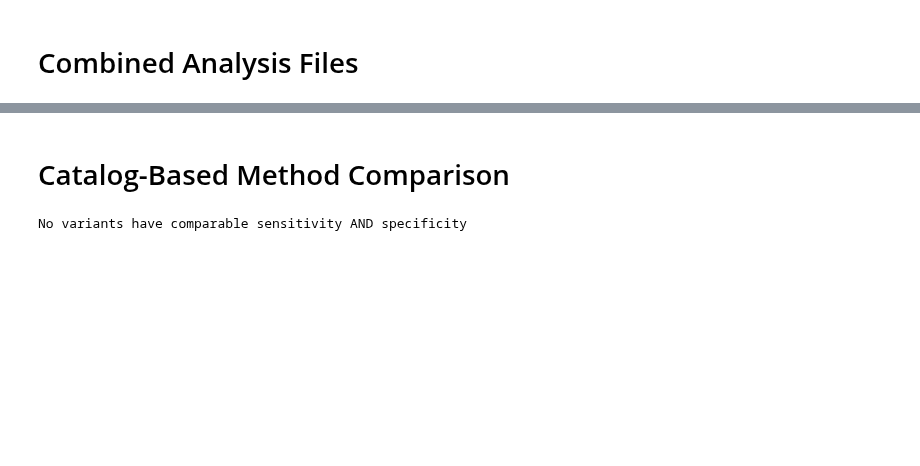
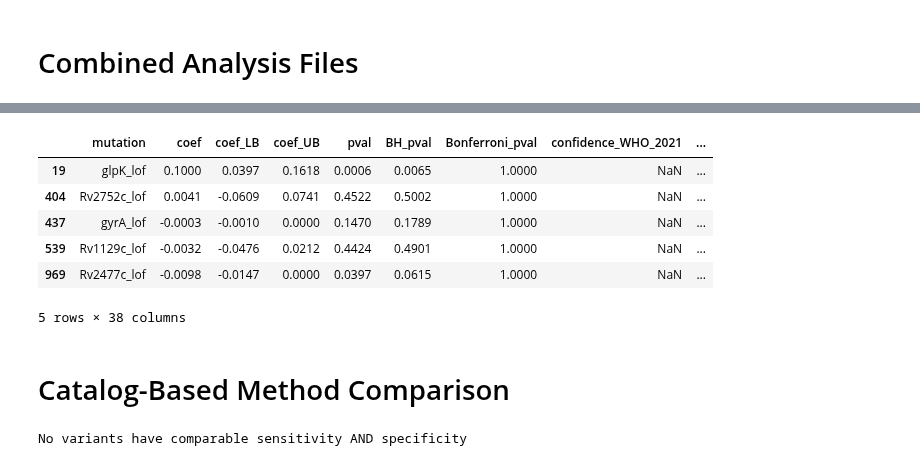
Before and after one commit to farhat-lab/who-analysis, a Jupyter notebook: analysis/analysis.ipynb, the cells around one changed output, grey strips where cells are left out. Drawn from its saved outputs; the diff is of its cells as text; code cells hidden in the pictures; blank space fills up the shorter version.

```diff
--- a/analysis/analysis.ipynb
+++ b/analysis/analysis.ipynb
@@ -119,3 +122,13 @@ Name: Syn, dtype: int64
+# %%
+moxi_df.loc[pd.isnull(moxi_df["position"])]
+# %% [output]
+|  | mutation | coef | coef_LB | coef_UB | pval | BH_pval | Bonferroni_pval | confidence_WHO_2021 | ... |
+| 19 | glpK_lof | 0.1000 | 0.0397 | 0.1618 | 0.0006 | 0.0065 | 1.0000 | NaN | ... |
+| 404 | Rv2752c_lof | 0.0041 | -0.0609 | 0.0741 | 0.4522 | 0.5002 | 1.0000 | NaN | ... |
+| 437 | gyrA_lof | -0.0003 | -0.0010 | 0.0000 | 0.1470 | 0.1789 | 1.0000 | NaN | ... |
+| 539 | Rv1129c_lof | -0.0032 | -0.0476 | 0.0212 | 0.4424 | 0.4901 | 1.0000 | NaN | ... |
+| 969 | Rv2477c_lof | -0.0098 | -0.0147 | 0.0000 | 0.0397 | 0.0615 | 1.0000 | NaN | ... |
+5 rows × 38 columns
 # %% [markdown]
 # Catalog-Based Method Comparison
 # %%
```
Also changed, not shown: parts of 21 cells of this notebook, 6 other files.
